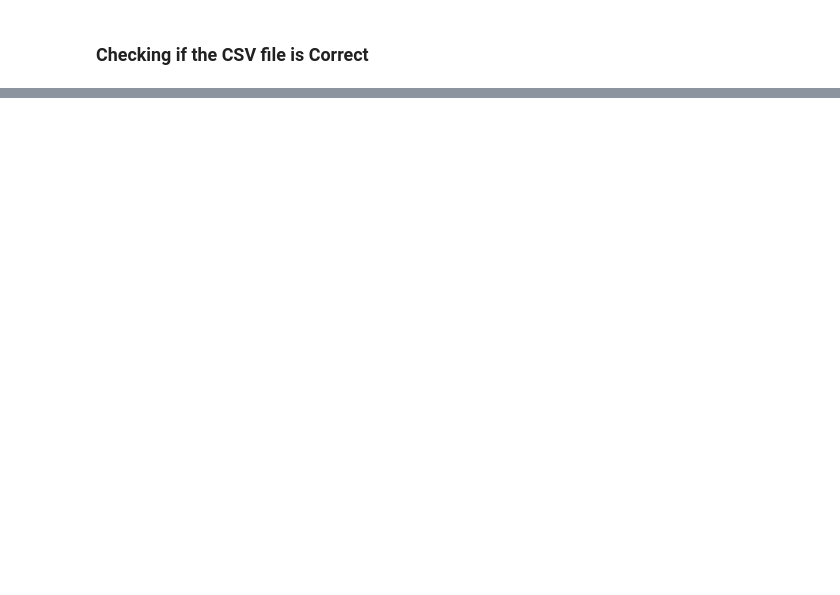
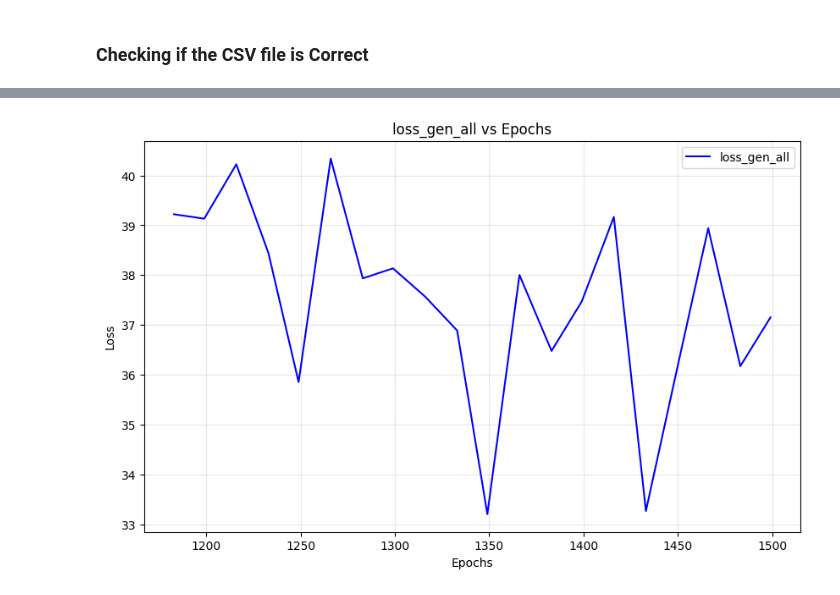
Before and after one commit to dev-rutwik26/piper_training_rk, a Jupyter notebook: scripts/TTS_dataset_preprocess.ipynb, the cells around one changed output, grey strips where cells are left out. Saved outputs shown, nothing was run; the diff lists cells and outputs as text; code cells hidden in the pictures; blank space fills up the shorter version.

```diff
--- a/scripts/TTS_dataset_preprocess.ipynb
+++ b/scripts/TTS_dataset_preprocess.ipynb
@@ -214,10 +261,8 @@ Success: Monotonic alignment module built and installed.
 # %%
 import os
 
-# Define the correct path to the monotonic_align directory
-# Assuming 'piper_src_path' is still defined from previous cells as ../piper_repo/src/python
-piper_src_path = os.path.abspath("../../piper_repo/src/python") # Adjusting for being inside temp_build
-monotonic_align_dir = os.path.join(piper_src_path, "piper_train/vits/monotonic_align")
+# Use the ABSOLUTE path to be safe regardless of current directory
+monotonic_align_dir = "/Users/rutwik/piper-model-training/piper_repo/src/python/piper_train/vits/monotonic_align"
 
 print(f"Listing contents of: {monotonic_align_dir}")
 
@@ -226,7 +271,7 @@ if os.path.exists(monotonic_align_dir):
     for f in files:
         print(f)
 else:
-    print("Directory not found. Please check the path.")
+    print("Directory not found.")
 # %% [output]
 Listing contents of: /Users/rutwik/piper-model-training/piper_repo/src/python/piper_train/vits/monotonic_align
 Makefile
@@ -316,0 +384,76 @@ Epoch 1527/1999 ━━━━━━━━━━━━━╺━━━━━━ 2/3
+# %%
+import os
+import matplotlib.pyplot as plt
+from tensorboard.backend.event_processing.event_accumulator import EventAccumulator
+
+# 1. Define path to your specific log version
+log_dir = "training_dir_rutwik/lightning_logs/version_8"
+
+# Automatically find the event file
+event_files = [f for f in os.listdir(log_dir) if "events.out.tfevents" in f]
+if not event_files:
+    print(f"No event files found in {log_dir}")
+else:
+    event_path = os.path.join(log_dir, event_files[0])
+    print(f"Reading logs from: {event_path}")
+
+    # Load the data
+    ea = EventAccumulator(event_path)
+    ea.Reload()
+
+    # Get available metrics
+    tags = ea.Tags()['scalars']
+
+    # 2. Identify which Loss to plot
+    # Prioritize 'val_loss' (or similar), otherwise fallback to training loss
+    val_loss_tags = [t for t in tags if "val" in t and "loss" in t]
+    train_loss_tags = [t for t in tags if "loss_gen" in t or "g_loss" in t] # Generator loss is usually main metric
+
+    if val_loss_tags:
+        metric_name = val_loss_tags[0]
+        print(f"Plotting Metric: {metric_name}")
+    elif train_loss_tags:
+        print("⚠️ Validation loss not found (validation_split might be 0). Plotting Training Loss instead.")
+        metric_name = train_loss_tags[0]
+    else:
+        # Fallback to any scalar with 'loss' in it
+        any_loss = [t for t in tags if "loss" in t]
+        metric_name = any_loss[0] if any_loss else None
+
+    # 3. Plot
+    if metric_name:
+        # Extract Loss values
+        data_events = ea.Scalars(metric_name)
+        y_values = [x.value for x in data_events]
+        steps = [x.step for x in data_events]
+
+        # Extract Epoch values to use as X-axis
+        if 'epoch' in tags:
+            epoch_events = ea.Scalars('epoch')
+            step_to_epoch = {e.step: e.value for e in epoch_events}
+
+            # Map the steps of our loss metric to their corresponding epoch
+            # If exact step match misses, it usually means 'epoch' is logged less frequently,
+            # so we'll approximate or just use step if needed.
+            x_values = []
+            for s in steps:
+                # Find closest logged epoch
+                closest_step = min(step_to_epoch.keys(), key=lambda k: abs(k-s))
+                x_values.append(step_to_epoch[closest_step])
+
+            x_label = "Epochs"
+        else:
+            x_values = steps
+            x_label = "Steps"
+
+        plt.figure(figsize=(10, 6))
+        plt.plot(x_values, y_values, label=metric_name, color='blue')
+        plt.xlabel(x_label)
+        plt.ylabel("Loss")
+        plt.title(f"{metric_name} vs {x_label}")
+        plt.legend()
+        plt.grid(True, alpha=0.3)
+        plt.show()
+    else:
+        print("No loss metrics found to plot. Available tags:", tags)
+# %% [output]
@@ -316,0 +462 @@ Epoch 1527/1999 ━━━━━━━━━━━━━╺━━━━━━ 2/3
+[figure, added]
```
Also changed, not shown: parts of 16 cells of this notebook, 3 other files.
